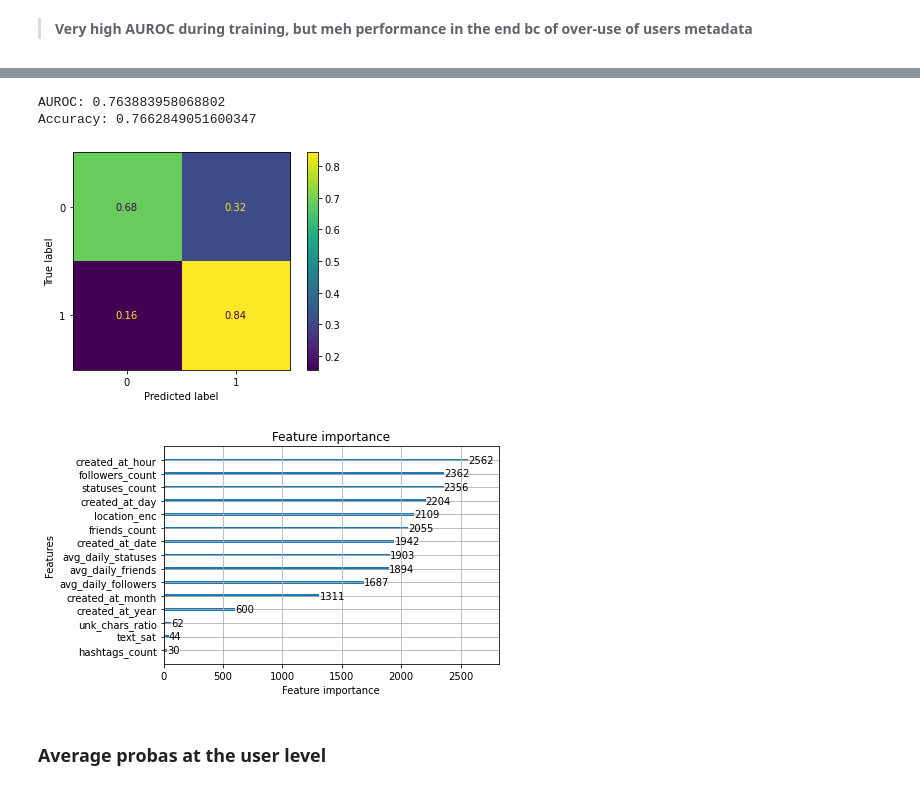
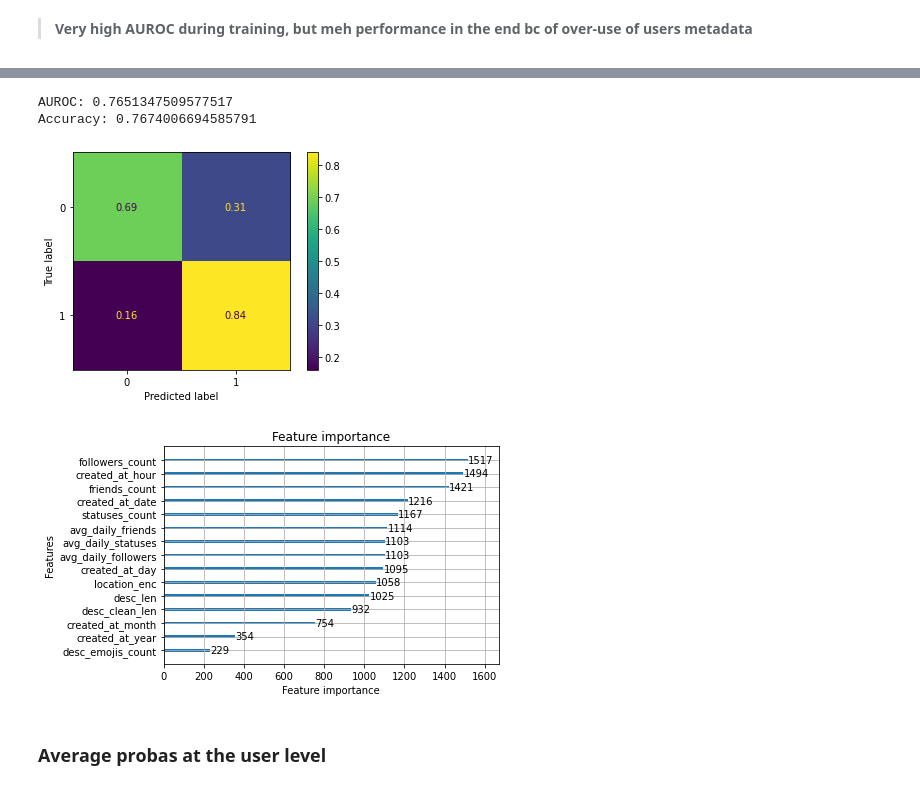
Before and after one commit to aegonwolf/ukraine-conflict-social-news, a Jupyter notebook: Bot detection - Florian.ipynb, the cells around one changed output, grey strips where cells are left out. Drawn from its saved outputs; the diff is of its cells as text; code cells hidden in the pictures.

```diff
--- a/Bot detection - Florian.ipynb
+++ b/Bot detection - Florian.ipynb
@@ -279,3 +441,12 @@ df_test_users = agg_users(df_test)
+# %%
+def filter_metadata(df: pd.DataFrame):
+    """ Drop un-processable features """
+    return df.drop([ 'location', 'screen_name', 'id',
+                     'description', 'desc_hashtags', 'desc_mentions',
+                     'desc_cashtags', 'desc_links', 'desc_emojis' ], axis=1)
+
+df_train_users = filter_metadata(df_train_users)
+df_test_users = filter_metadata(df_test_users)
 # %% [markdown]
 ## EDA
 # %%
@@ -555,8 +647,13 @@ df_test.to_csv(PATH.format('test_metadata'))
 # %%
-df_train = pd.read_csv(PATH.format('train_metadata'), index_col='Unnamed: 0')
-df_test = pd.read_csv(PATH.format('test_metadata'), index_col='Unnamed: 0')
+df_train_tweets = pd.read_csv(PATH.format('train_tweets_prep'), index_col='Unnamed: 0')
+df_test_tweets = pd.read_csv(PATH.format('test_tweets_prep'), index_col='Unnamed: 0')
 # %%
 def filter_metadata(df: pd.DataFrame):
     return df.drop([ 'tweet', 'location', 'screen_name', 'id',
+                     'description', 'desc_hashtags', 'desc_mentions',
+                     'desc_cashtags', 'desc_links', 'desc_emojis',
                      'replies', 'retweet', 'hashtags', 'mentions',
                      'cashtags', 'links', 'emojis' ], axis=1)
+
+df_train_tweets = filter_metadata(df_train_tweets)
+df_test_tweets = filter_metadata(df_test_tweets)
@@ -572,5 +662,5 @@ df_test_meta = add_avg(df_test_meta)
 # %% [markdown]
 > __Very high AUROC during training, but meh performance in the end bc of over-use of users metadata__
 # %%
-clf_meta = get_best_clf(df_train_meta)
+clf_tweets = get_best_clf(df_train_tweets)
 # %% [output]
@@ -609,10 +699,10 @@ Did not meet early stopping. Best iteration is:
 # %%
-eval_clf(clf_meta, df_test_meta)
+eval_clf(clf_tweets, df_test_tweets)
 # %% [output]
-AUROC: 0.763883958068802
-Accuracy: 0.7662849051600347
+AUROC: 0.7651347509577517
+Accuracy: 0.7674006694585791
 [figure]
-[figure, old version]
+[figure, new version]
 # %% [markdown]
 ### Average probas at the user level
 # %%
```
Also changed, not shown: parts of 64 cells of this notebook.
